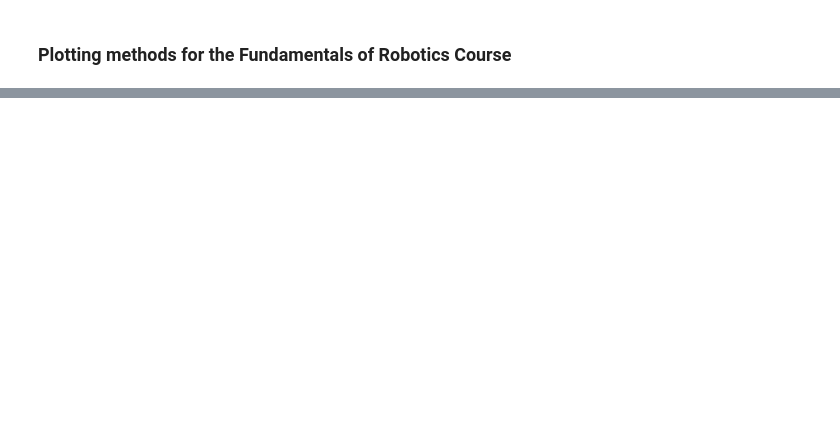
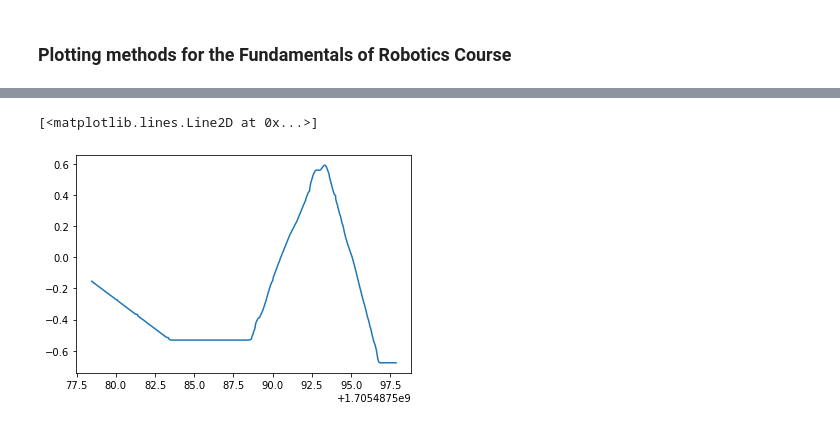
Before and after one commit to fzoric8/ros_utils, a Jupyter notebook: bags/for_plots.ipynb, the cells around one changed output, grey strips where cells are left out. Saved outputs shown, nothing was run; the diff lists cells and outputs as text; code cells hidden in the pictures; blank space fills up the shorter version.

```diff
--- a/bags/for_plots.ipynb
+++ b/bags/for_plots.ipynb
@@ -156,0 +196,5 @@ for key in parsed_trajectories.keys():
+# %%
+plt.plot(q['t'], q['p0'])
+# %% [output]
+[<matplotlib.lines.Line2D at 0x...>]
+[figure, added]
```
Also changed, not shown: parts of 8 cells of this notebook.
